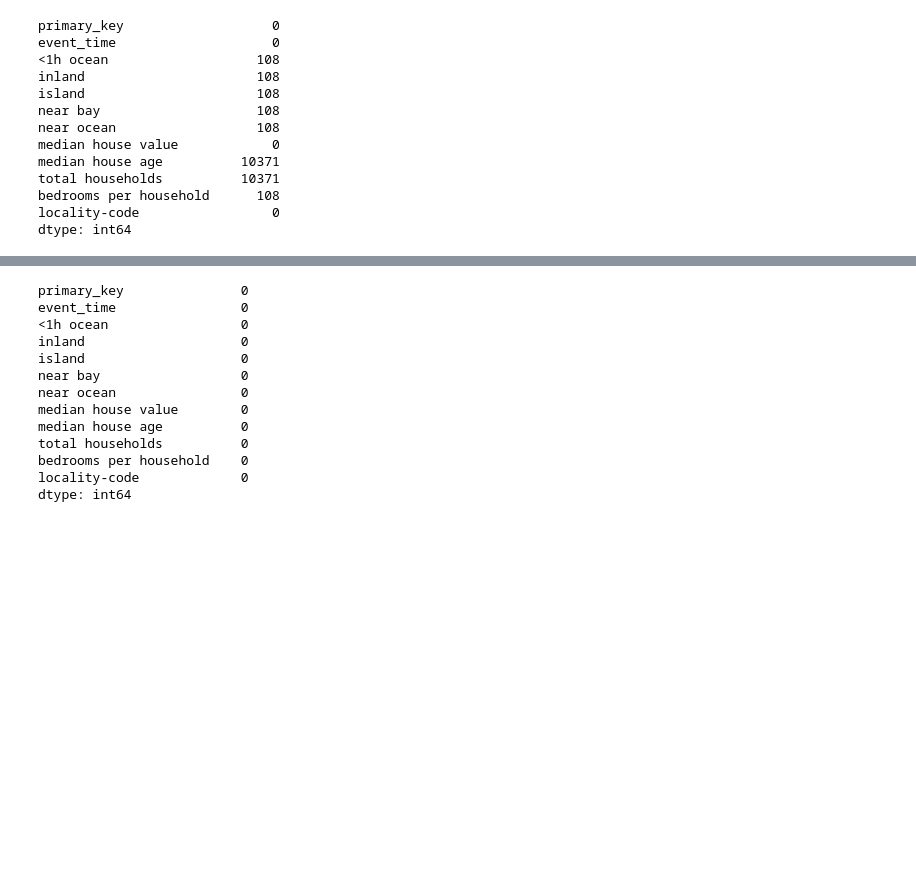
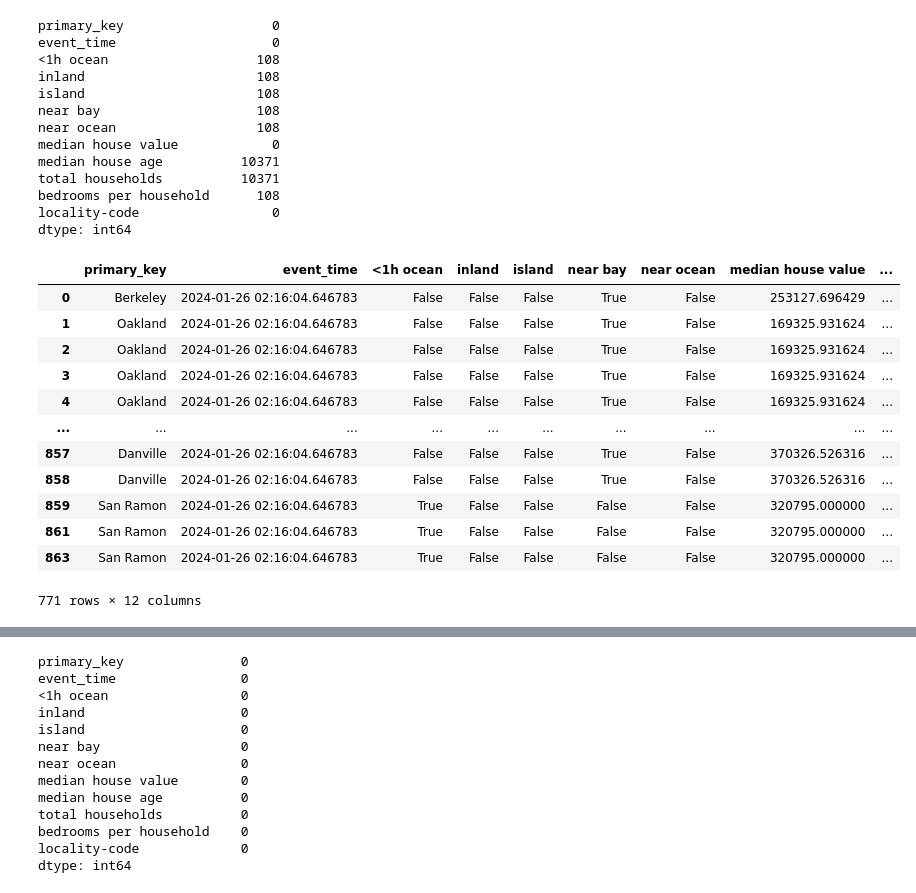
Before and after one commit to jerm914/aai-540, a Jupyter notebook: Assignment_3/Assignment_3.ipynb, the cells around one changed output, grey strips where cells are left out. Saved outputs shown, nothing was run; the diff lists cells and outputs as text; code cells hidden in the pictures; blank space fills up the shorter version.

```diff
--- a/Assignment_3/Assignment_3.ipynb
+++ b/Assignment_3/Assignment_3.ipynb
@@ -381,3 +365,19 @@ neighborhood_feature_group.fillna(0, inplace=True)
+# %%
+neighborhood_data
+# %% [output]
+|  | primary_key | event_time | <1h ocean | inland | island | near bay | near ocean | median house value | ... |
+| 0 | Berkeley | 2024-01-26 02:16:04.646783 | False | False | False | True | False | 253127.696429 | ... |
+| 1 | Oakland | 2024-01-26 02:16:04.646783 | False | False | False | True | False | 169325.931624 | ... |
+| 2 | Oakland | 2024-01-26 02:16:04.646783 | False | False | False | True | False | 169325.931624 | ... |
+| 3 | Oakland | 2024-01-26 02:16:04.646783 | False | False | False | True | False | 169325.931624 | ... |
+| 4 | Oakland | 2024-01-26 02:16:04.646783 | False | False | False | True | False | 169325.931624 | ... |
+| ... | ... | ... | ... | ... | ... | ... | ... | ... | ... |
+| 857 | Danville | 2024-01-26 02:16:04.646783 | False | False | False | True | False | 370326.526316 | ... |
+| 858 | Danville | 2024-01-26 02:16:04.646783 | False | False | False | True | False | 370326.526316 | ... |
+| 859 | San Ramon | 2024-01-26 02:16:04.646783 | True | False | False | False | False | 320795.000000 | ... |
+| 861 | San Ramon | 2024-01-26 02:16:04.646783 | True | False | False | False | False | 320795.000000 | ... |
+| 863 | San Ramon | 2024-01-26 02:16:04.646783 | True | False | False | False | False | 320795.000000 | ... |
+771 rows × 12 columns
 # %%
 # Encode boolean values
 boolean_columns = ['<1h ocean', 'inland', 'island', 'near bay', 'near ocean']
```
Also changed, not shown: parts of 18 cells of this notebook.
